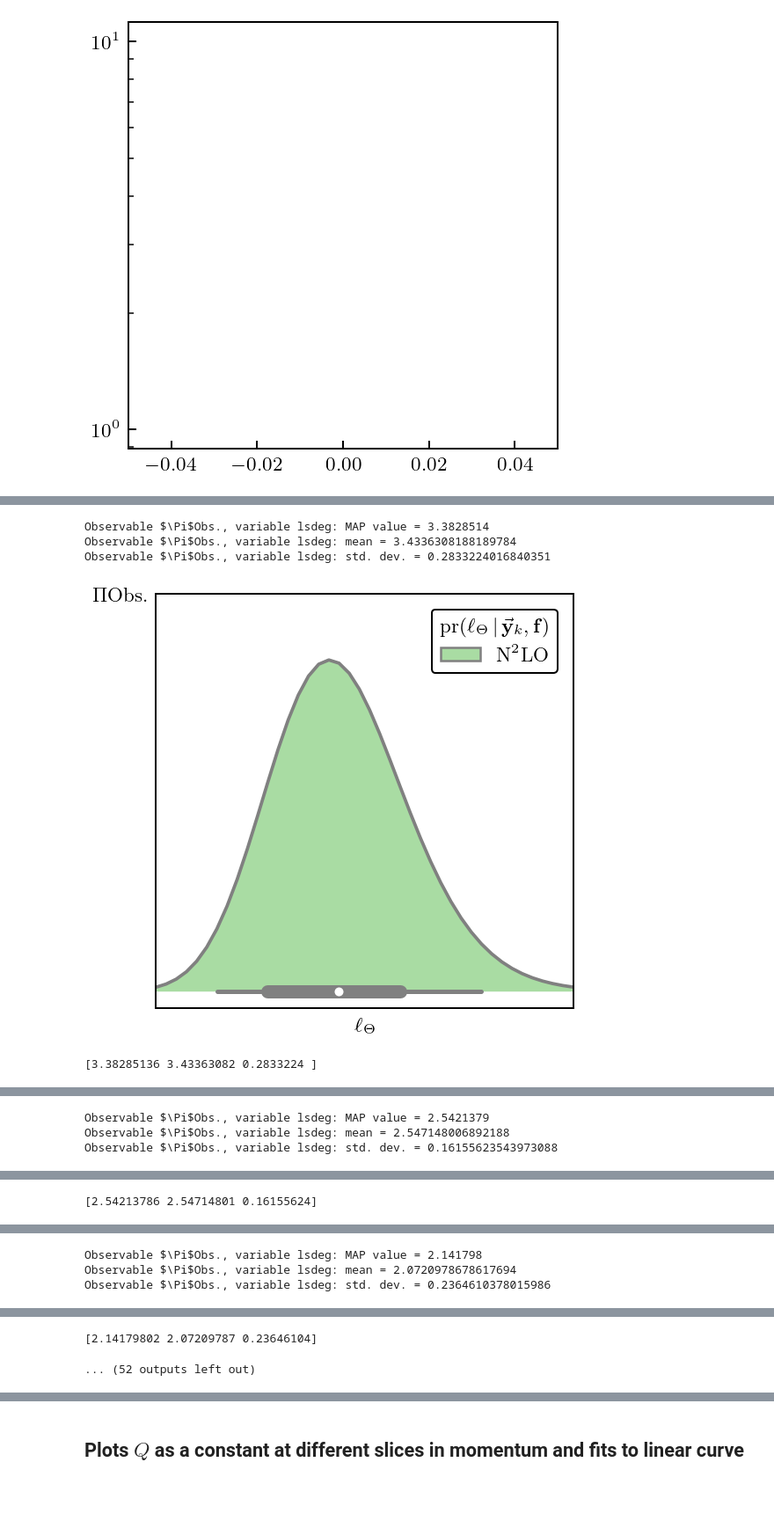
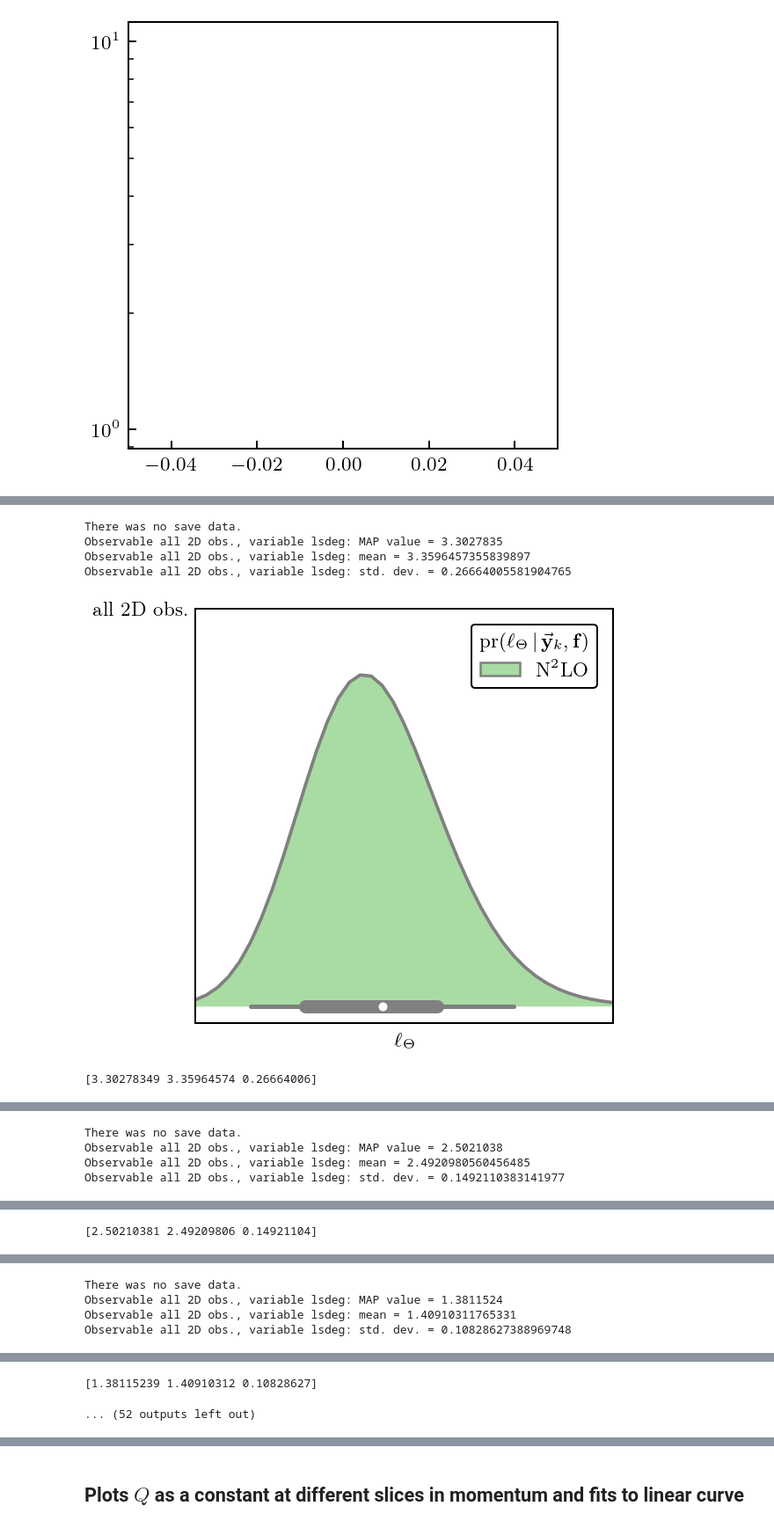
Before and after one commit to buqeye/modern_nn_potentials, a Jupyter notebook: notebooks/paper_figures_2.ipynb, the cells around one changed output, grey strips where cells are left out. Shown at 88% size. Drawn from its saved outputs; the diff is of its cells as text; code cells hidden in the pictures; blank space fills up the shorter version.

```diff
--- a/notebooks/paper_figures_2.ipynb
+++ b/notebooks/paper_figures_2.ipynb
@@ -441,5 +624,5 @@ fig_fit_sgt_ho.savefig('figures2/' + 'Lambdab_vs_meff_sgt_ho')
 #### Sets meshes and extracts coefficients from the data for a particular observable and potential
 # %%
 # sets the potential of interest
-ScaleScheme = GT0p9fm
+ScaleScheme = GT1p2fm
 # %%
@@ -1067,11 +1204,7 @@ magnitude = 0.821466215451604 +/- 0.07285020795404278
 # scaling = -6.645978360681249e-07 +/- inf
 # fractional offset = 0.7801262999327864 +/- inf
 # %%
-import ray
-import time
-
-start = time.time()
-
+# list of potentials for consideration
 ScaleSchemeQ_list = [ScaleScheme]
 
 # sets random variables for Bayesian statistical calculations
@@ -1106,11 +1239,11 @@ variables_array = np.array([LsDegVariable])
 # ALLOBS for angle input spaces
 # plot_obs_list = [[obs_data_name]]
 # obs_name_grouped_list = [obs_data_name]
-# obs_labels_grouped_list = [obs_data_name]
+# obs_labels_grouped_list = [obs_data_label]
 # mesh_cart_grouped_list = [[mesh_cart_tlabslice]]
 plot_obs_list = [["DSG", "D", "AXX", "AYY", "A", "AY"]]
 obs_name_grouped_list = ["ALLOBS"]
-obs_labels_grouped_list = [r'$\Pi$Obs.']
+obs_labels_grouped_list = ["all 2D obs."]
 mesh_cart_grouped_list = [[mesh_cart_tlabslice, mesh_cart_tlabslice, mesh_cart_tlabslice,
                           mesh_cart_tlabslice, mesh_cart_tlabslice, mesh_cart_tlabslice, ]]
 
@@ -1158,6 +1291,7 @@ def log_likelihood_new(gp_fitted,
 
                                               ) for pt in mesh_points]
 
+# accounts for nonstationarity in the length scale
 def scaling_fn(X,
                ls_array,
                ):
@@ -1176,6 +1310,7 @@ def scaling_fn(X,
 
 scaling_fn_kwargs={}
 
+# accounts for nonstationarity in the variance
 def cbar_fn(X,
                cbar_array = np.array([1]),
                ):
@@ -1285,8 +1420,4 @@ for elfp, pfp in zip(t_lab_slice_pts, E_to_p(t_lab_slice_pts, interaction = 'np'
 #     cbar_fit_pts = np.append(cbar_fit_pts, stats_array[[i % 3 == 0 for i in range(np.shape(stats_array)[0])]])
 #     cbar_fit_stddev = np.append(cbar_fit_stddev, stats_array[[i % 3 == 2 for i in range(np.shape(stats_array)[0])]])
 # ell_fit_stddev = np.zeros(np.shape(ell_fit_pts))
-
-stop = time.time()
-
-print("Total time elapsed: " + str(stop - start) + " seconds")
 # %% [output]
@@ -1294,5 +1425,6 @@ print("Total time elapsed: " + str(stop - start) + " seconds")
-Observable $\Pi$Obs., variable lsdeg: MAP value = 3.3828514
-Observable $\Pi$Obs., variable lsdeg: mean = 3.4336308188189784
-Observable $\Pi$Obs., variable lsdeg: std. dev. = 0.2833224016840351
+There was no save data.
+Observable all 2D obs., variable lsdeg: MAP value = 3.3027835
+Observable all 2D obs., variable lsdeg: mean = 3.3596457355839897
+Observable all 2D obs., variable lsdeg: std. dev. = 0.26664005581904765
-[figure, old version]
+[figure, new version]
-[3.38285136 3.43363082 0.2833224 ]
+[3.30278349 3.35964574 0.26664006]
@@ -1300,3 +1432,4 @@ Observable $\Pi$Obs., variable lsdeg: std. dev. = 0.2833224016840351
-Observable $\Pi$Obs., variable lsdeg: MAP value = 2.5421379
-Observable $\Pi$Obs., variable lsdeg: mean = 2.547148006892188
-Observable $\Pi$Obs., variable lsdeg: std. dev. = 0.16155623543973088
+There was no save data.
+Observable all 2D obs., variable lsdeg: MAP value = 2.5021038
+Observable all 2D obs., variable lsdeg: mean = 2.4920980560456485
+Observable all 2D obs., variable lsdeg: std. dev. = 0.1492110383141977
@@ -1304 +1437 @@ Observable $\Pi$Obs., variable lsdeg: std. dev. = 0.16155623543973088
-[2.54213786 2.54714801 0.16155624]
+[2.50210381 2.49209806 0.14921104]
@@ -1306,3 +1439,4 @@ Observable $\Pi$Obs., variable lsdeg: std. dev. = 0.16155623543973088
-Observable $\Pi$Obs., variable lsdeg: MAP value = 2.141798
-Observable $\Pi$Obs., variable lsdeg: mean = 2.0720978678617694
-Observable $\Pi$Obs., variable lsdeg: std. dev. = 0.2364610378015986
+There was no save data.
+Observable all 2D obs., variable lsdeg: MAP value = 1.3811524
+Observable all 2D obs., variable lsdeg: mean = 1.40910311765331
+Observable all 2D obs., variable lsdeg: std. dev. = 0.10828627388969748
@@ -1310,2 +1444,2 @@ Observable $\Pi$Obs., variable lsdeg: std. dev. = 0.2364610378015986
-[2.14179802 2.07209787 0.23646104]
+[1.38115239 1.40910312 0.10828627]
 ... (52 outputs left out)
```
Also changed, not shown: parts of 43 cells of this notebook, 28 other files.
